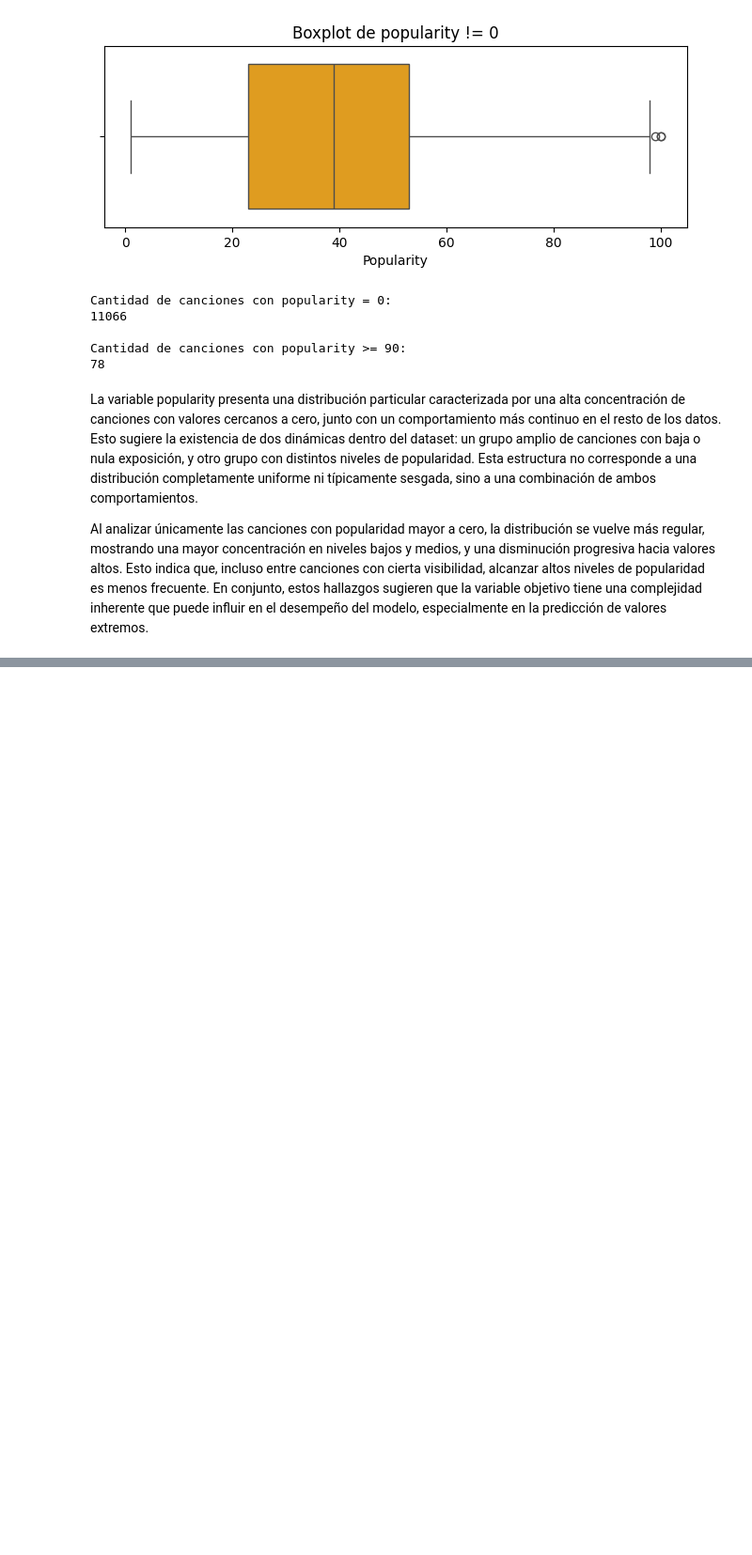
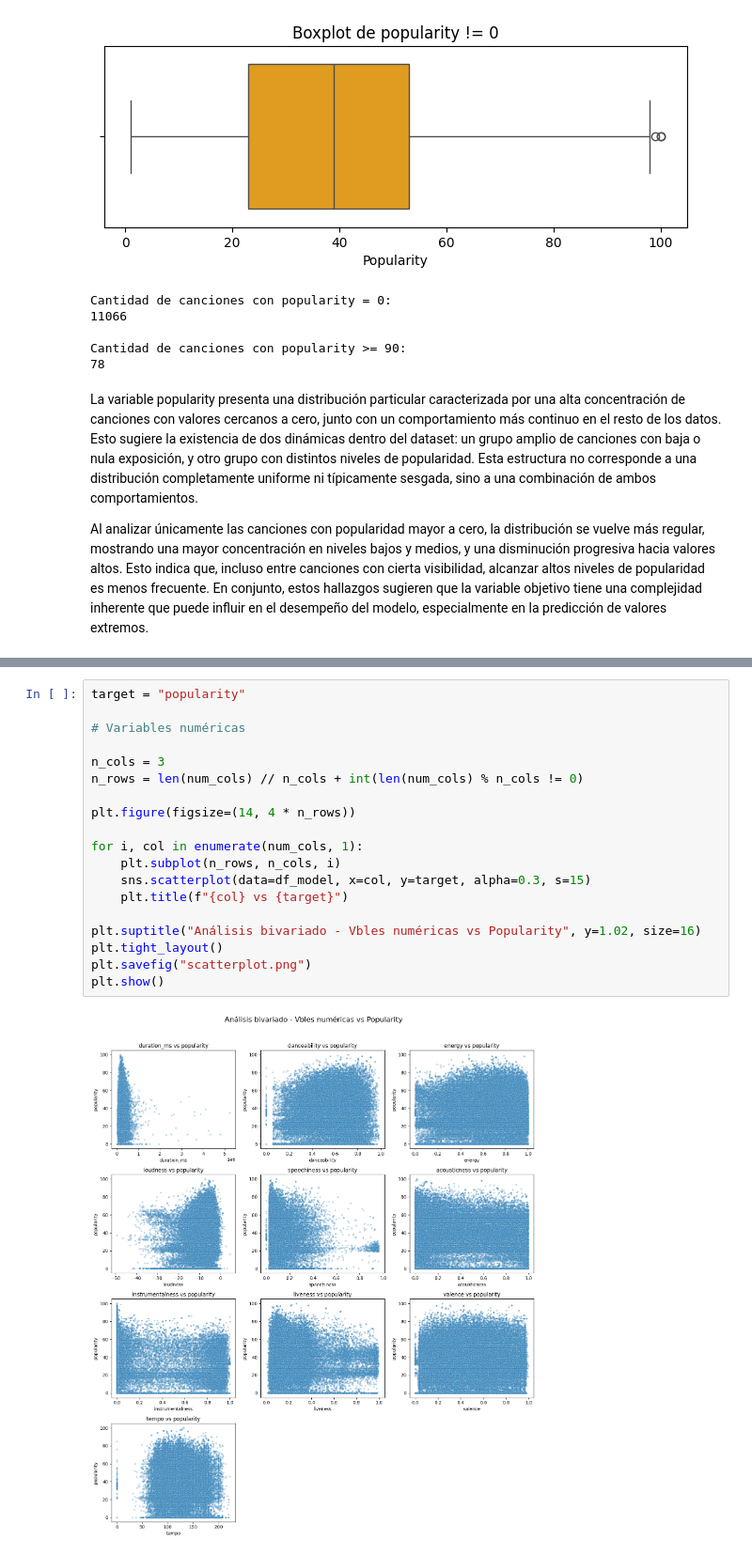
Before and after one commit to jairocruzhdez/MIAD_ML_NLP_JC, a Jupyter notebook: Semana 3/S3P1_proyecto1.ipynb, the cells around one changed output, grey strips where cells are left out. Shown at 94% size. Saved outputs shown, nothing was run; the diff lists cells and outputs as text; blank space fills up the shorter version.

```diff
--- a/Semana 3/S3P1_proyecto1.ipynb
+++ b/Semana 3/S3P1_proyecto1.ipynb
@@ -316,0 +343,21 @@ Hipótesis para el modelo
+# %%
+target = "popularity"
+
+# Variables numéricas
+
+n_cols = 3
+n_rows = len(num_cols) // n_cols + int(len(num_cols) % n_cols != 0)
+
+plt.figure(figsize=(14, 4 * n_rows))
+
+for i, col in enumerate(num_cols, 1):
+    plt.subplot(n_rows, n_cols, i)
+    sns.scatterplot(data=df_model, x=col, y=target, alpha=0.3, s=15)
+    plt.title(f"{col} vs {target}")
+
+plt.suptitle("Análisis bivariado - Vbles numéricas vs Popularity", y=1.02, size=16)
+plt.tight_layout()
+plt.savefig("scatterplot.png")
+plt.show()
+# %% [output]
+[figure, added]
```
Also changed, not shown: parts of 47 cells of this notebook.
